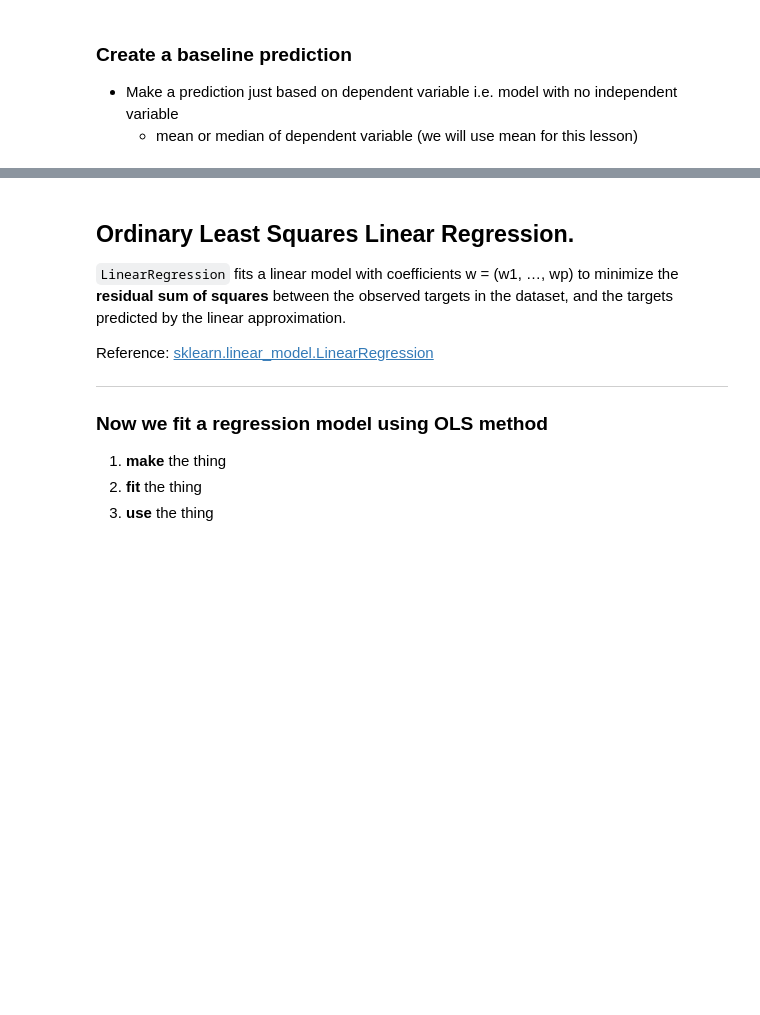
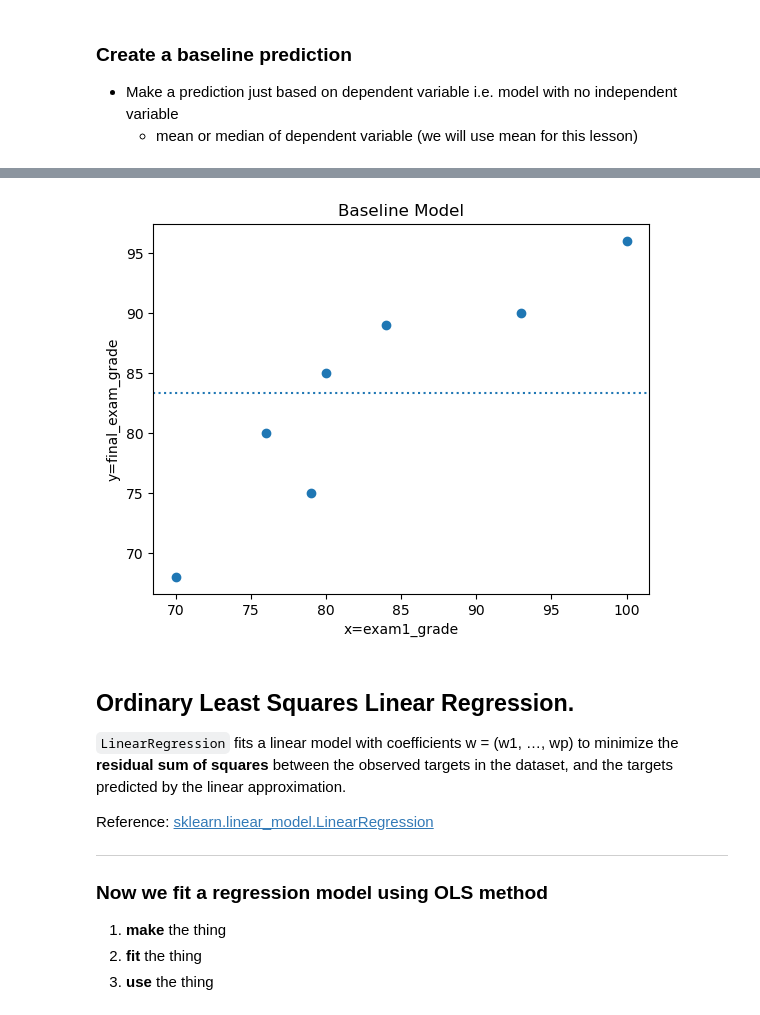
Before and after one commit to CodeupClassroom/oneil-regression, a Jupyter notebook: evaluation_lesson.ipynb, the cells around one changed output, grey strips where cells are left out. Cells and saved outputs as stored; diff of their text form; code cells hidden in the pictures; blank space fills up the shorter version.

```diff
--- a/evaluation_lesson.ipynb
+++ b/evaluation_lesson.ipynb
@@ -62,3 +73,6 @@ Linear Regression:
     - mean or median of dependent variable (we will use mean for this lesson)
 # %%
 # Calculate the predicted (y-hat) baseline: actual mean
+
+yhat_baseline = df.y.mean()
+yhat_baseline
@@ -65,2 +81,4 @@ Linear Regression:
 # %%
 # Add this column to the end of your existing df
+
+df['baseline'] = yhat_baseline
@@ -67,5 +96,15 @@ Linear Regression:
 # %%
 # plot data with baseline:
+
+plt.scatter(df.x, df.y)
+plt.axhline(yhat_baseline, ls=":")
+
+plt.xlabel("x=exam1_grade")
+plt.ylabel("y=final_exam_grade")
+plt.title("Baseline Model")
+plt.show()
+# %% [output]
+[figure, added]
 # %% [markdown]
 ## Ordinary Least Squares Linear Regression.
 
```
Also changed, not shown: parts of 37 cells of this notebook.
